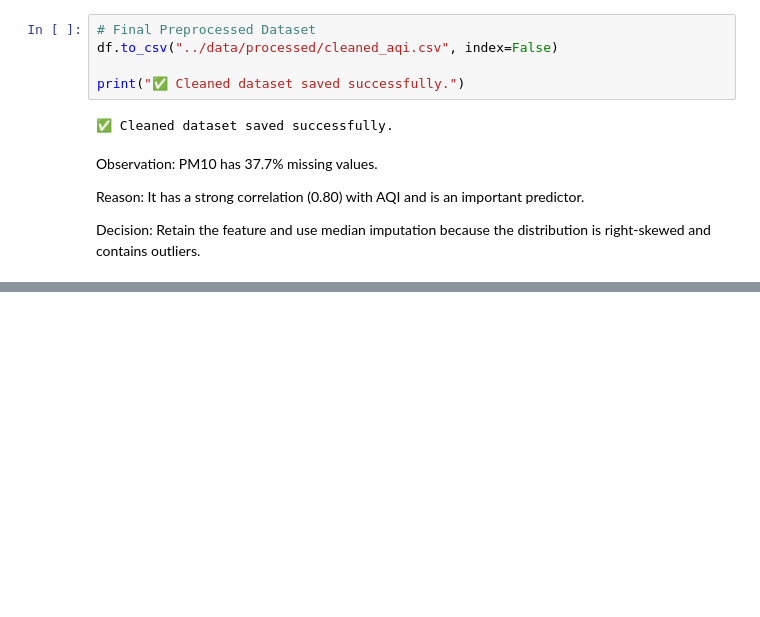
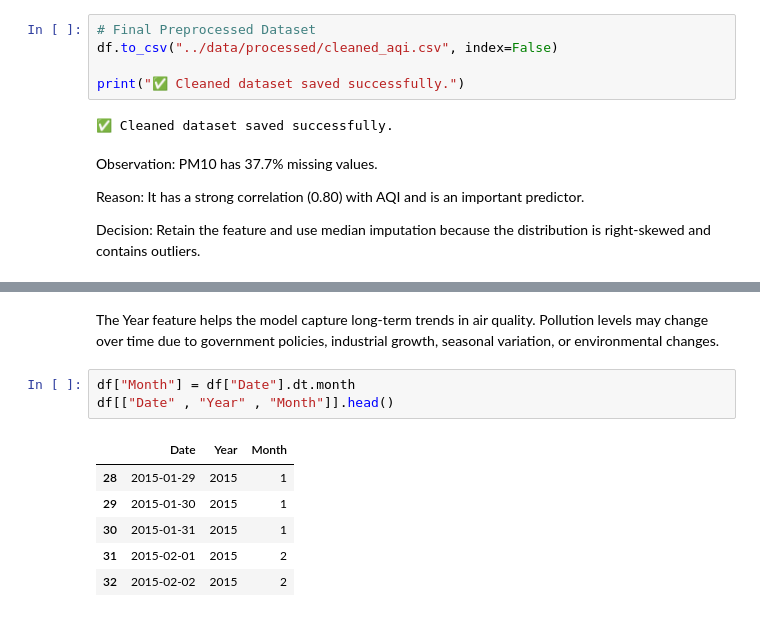
Before and after one commit to guptayash122006/AQI-Prediction-India, a Jupyter notebook: notebooks/Day1_Data_Understanding.ipynb, the cells around one changed output, grey strips where cells are left out. Drawn from its saved outputs; the diff is of its cells as text; blank space fills up the shorter version.

```diff
--- a/notebooks/Day1_Data_Understanding.ipynb
+++ b/notebooks/Day1_Data_Understanding.ipynb
@@ -187,0 +207,12 @@ Retain the feature and use median imputation because the distribution is right-s
+# %% [markdown]
+The Year feature helps the model capture long-term trends in air quality. Pollution levels may change over time due to government policies, industrial growth, seasonal variation, or environmental changes.
+# %%
+df["Month"] = df["Date"].dt.month
+df[["Date" , "Year" , "Month"]].head()
+# %% [output]
+|  | Date | Year | Month |
+| 28 | 2015-01-29 | 2015 | 1 |
+| 29 | 2015-01-30 | 2015 | 1 |
+| 30 | 2015-01-31 | 2015 | 1 |
+| 31 | 2015-02-01 | 2015 | 2 |
+| 32 | 2015-02-02 | 2015 | 2 |
```
Also changed, not shown: parts of 11 cells of this notebook.
